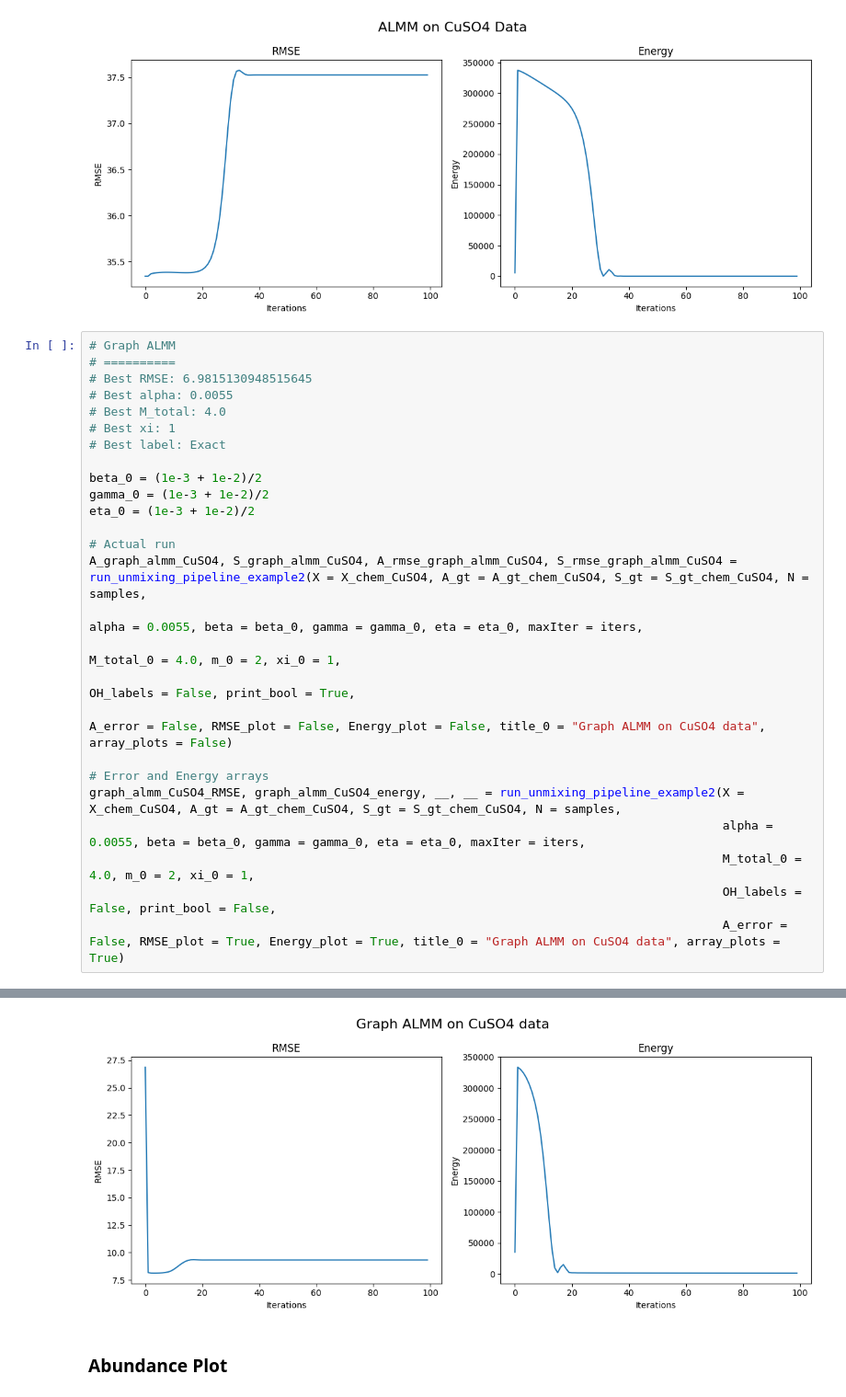
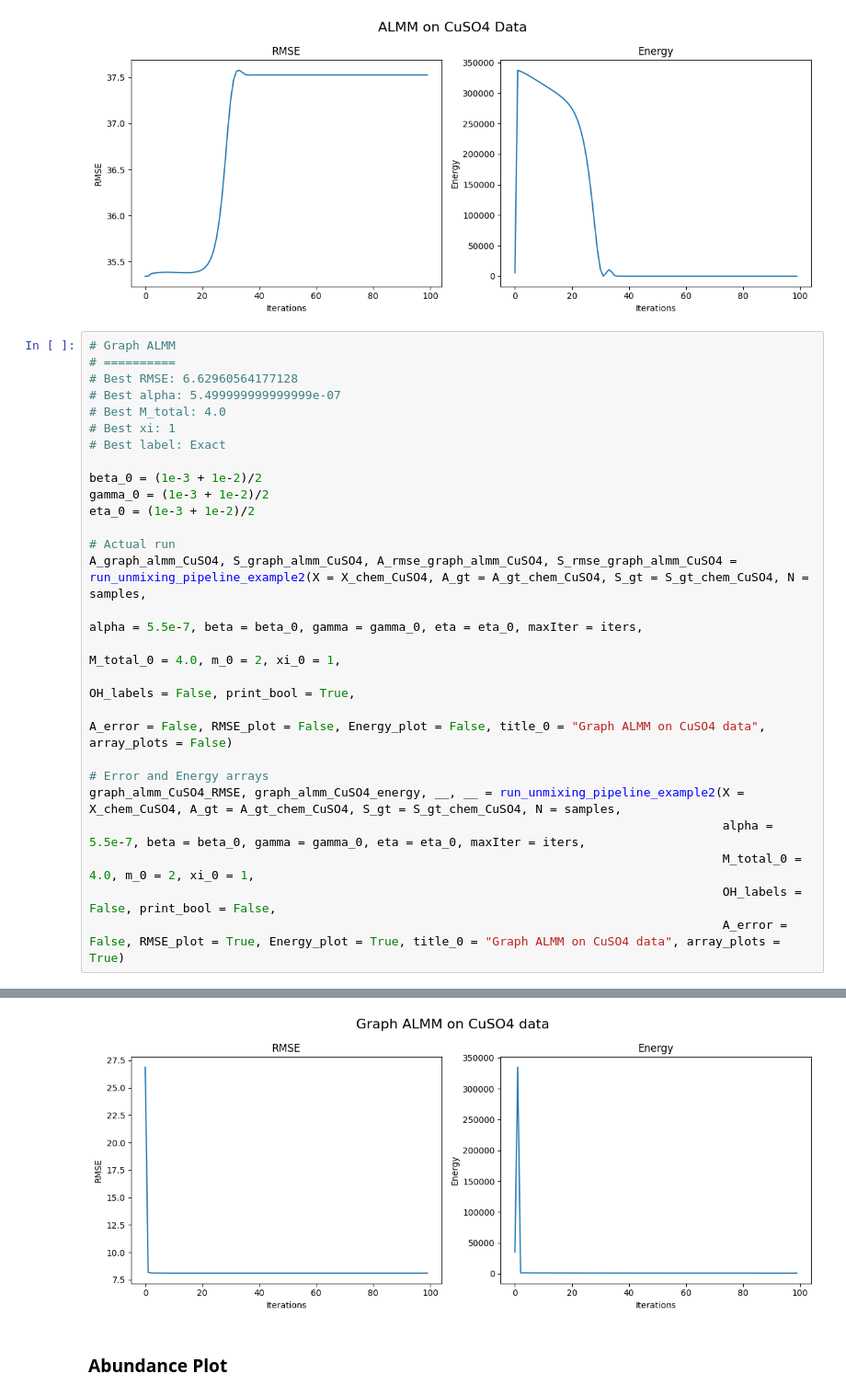
Before and after one commit to mtyler1059/Nearly-Blind-Hyperspectral-Unmixing, a Jupyter notebook: chem_experiments.ipynb, the cells around one changed output, grey strips where cells are left out. Shown at 92% size. Cells and saved outputs as stored; diff of their text form.

```diff
--- a/chem_experiments.ipynb
+++ b/chem_experiments.ipynb
@@ -1070,8 +1459,8 @@ ALMM_CuSO4_RMSE, ALMM_CuSO4_energy, __, __ = algo_2_almm_optimized(X = X_chem_Cu
 # %%
 # Graph ALMM
 # ==========
-# Best RMSE: 6.9815130948515645
-# Best alpha: 0.0055
+# Best RMSE: 6.62960564177128
+# Best alpha: 5.499999999999999e-07
 # Best M_total: 4.0
 # Best xi: 1
 # Best label: Exact
@@ -1082,14 +1471,14 @@ eta_0 = (1e-3 + 1e-2)/2
 
 # Actual run
 A_graph_almm_CuSO4, S_graph_almm_CuSO4, A_rmse_graph_almm_CuSO4, S_rmse_graph_almm_CuSO4 = run_unmixing_pipeline_example2(X = X_chem_CuSO4, A_gt = A_gt_chem_CuSO4, S_gt = S_gt_chem_CuSO4, N = samples,
-                                                                                                                        alpha = 0.0055, beta = beta_0, gamma = gamma_0, eta = eta_0, maxIter = iters,
+                                                                                                                        alpha = 5.5e-7, beta = beta_0, gamma = gamma_0, eta = eta_0, maxIter = iters,
                                                                                                                         M_total_0 = 4.0, m_0 = 2, xi_0 = 1,
                                                                                                                         OH_labels = False, print_bool = True,
                                                                                                                         A_error = False, RMSE_plot = False, Energy_plot = False, title_0 = "Graph ALMM on CuSO4 data", array_plots = False)
 
 # Error and Energy arrays
 graph_almm_CuSO4_RMSE, graph_almm_CuSO4_energy, __, __ = run_unmixing_pipeline_example2(X = X_chem_CuSO4, A_gt = A_gt_chem_CuSO4, S_gt = S_gt_chem_CuSO4, N = samples,
-                                                                                        alpha = 0.0055, beta = beta_0, gamma = gamma_0, eta = eta_0, maxIter = iters,
+                                                                                        alpha = 5.5e-7, beta = beta_0, gamma = gamma_0, eta = eta_0, maxIter = iters,
                                                                                         M_total_0 = 4.0, m_0 = 2, xi_0 = 1,
                                                                                         OH_labels = False, print_bool = False,
                                                                                         A_error = False, RMSE_plot = True, Energy_plot = True, title_0 = "Graph ALMM on CuSO4 data", array_plots = True)
@@ -1107,4 +1496,4 @@ Final Endmember SAD: 33.03747752284591
-[figure, old version]
+[figure, new version]
 # %% [markdown]
 ### Abundance Plot
 # %%
```
Also changed, not shown: parts of 85 cells of this notebook, 7 other files.
